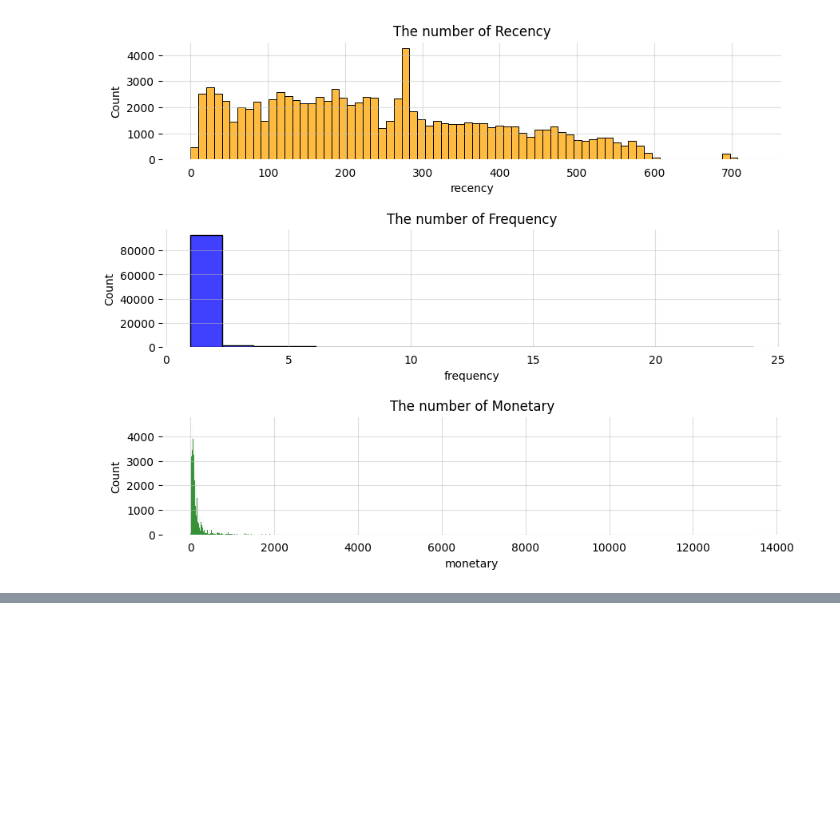
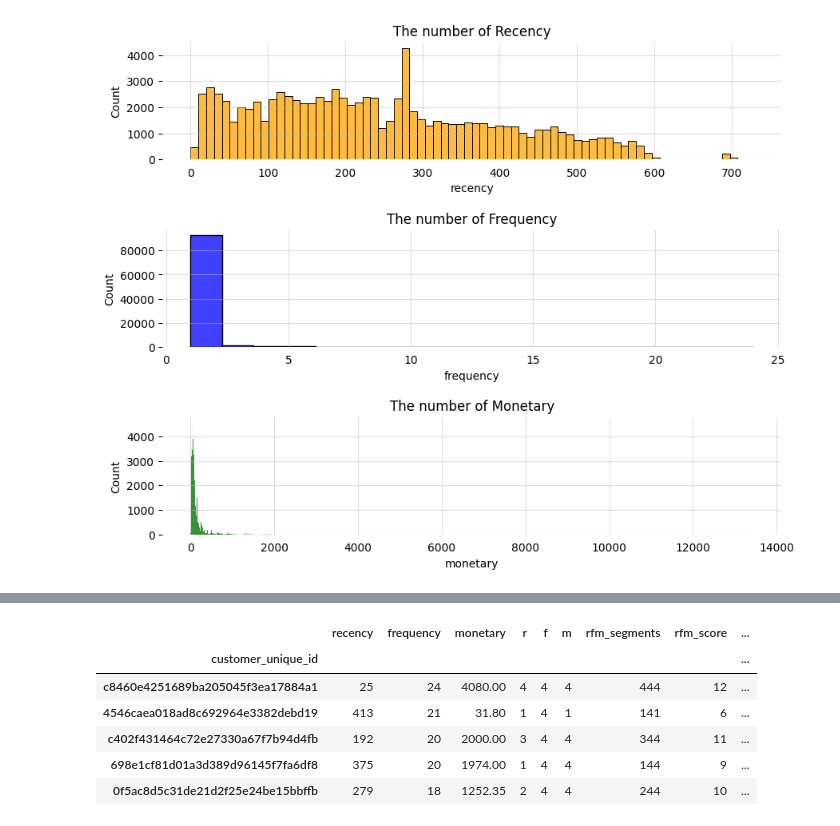
Before and after one commit to BernartGuddiny/eCommerce_project, a Jupyter notebook: project.ipynb, the cells around one changed output, grey strips where cells are left out. Cells and saved outputs as stored; diff of their text form; code cells hidden in the pictures; blank space fills up the shorter version.

```diff
--- a/project.ipynb
+++ b/project.ipynb
@@ -543,0 +552,11 @@ plt.show()
+# %%
+# Creating a function to split the frequency
+def check_frequency(x):
+    if 0 < x <= 2:
+        return 1
+    elif 2 < x <= 6:
+        return 2
+    elif 6 < x <= 11:
+        return 3
+    elif 11 < x <= 24:
+        return 4
@@ -543,0 +584,6 @@ plt.show()
+# %%
+# Creating an RFM segmentation column
+rfm['rfm_segments'] = rfm.apply(combine_rfm, axis=1)\
+                            .astype('int64')
+
+rfm.head()
@@ -543,0 +606,5 @@ plt.show()
+# %%
+# Calculating the score of RFM segments for further partition of users
+rfm['rfm_score'] = rfm[['r', 'f', 'm']].sum(axis=1)
+
+rfm.head()
@@ -543,0 +624,21 @@ plt.show()
+# %%
+# Creating a function to separate users into levels
+def rfm_level(df):
+    if df['rfm_score'] >= 10:
+        return 'gold'
+    elif df['rfm_score'] >= 7 and df['rfm_score'] < 10:
+        return 'silver'
+    return 'bronze'
+# %%
+# Creating RFM level column
+rfm['rfm_level'] = rfm.apply(rfm_level, axis=1)
+
+rfm.head()
+# %% [output]
+|  | recency | frequency | monetary | r | f | m | rfm_segments | rfm_score | ... |
+| customer_unique_id |  |  |  |  |  |  |  |  | ... |
+| c8460e4251689ba205045f3ea17884a1 | 25 | 24 | 4080.00 | 4 | 4 | 4 | 444 | 12 | ... |
+| 4546caea018ad8c692964e3382debd19 | 413 | 21 | 31.80 | 1 | 4 | 1 | 141 | 6 | ... |
+| c402f431464c72e27330a67f7b94d4fb | 192 | 20 | 2000.00 | 3 | 4 | 4 | 344 | 11 | ... |
+| 698e1cf81d01a3d389d96145f7fa6df8 | 375 | 20 | 1974.00 | 1 | 4 | 4 | 144 | 9 | ... |
+| 0f5ac8d5c31de21d2f25e24be15bbffb | 279 | 18 | 1252.35 | 2 | 4 | 4 | 244 | 10 | ... |
```
Also changed, not shown: parts of 10 cells of this notebook.
